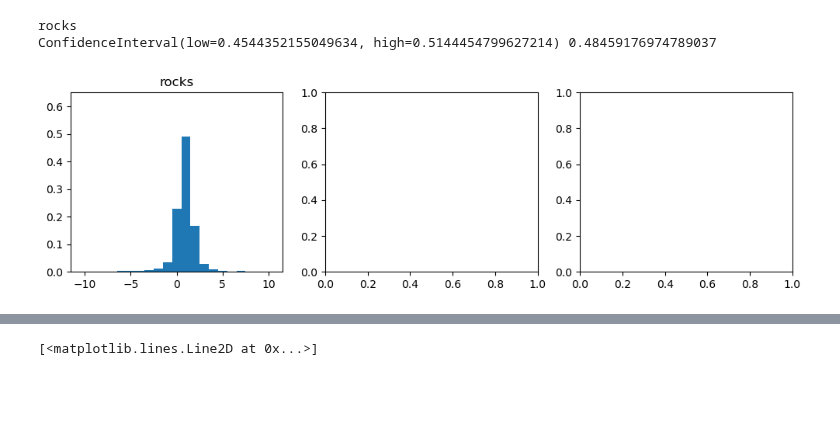
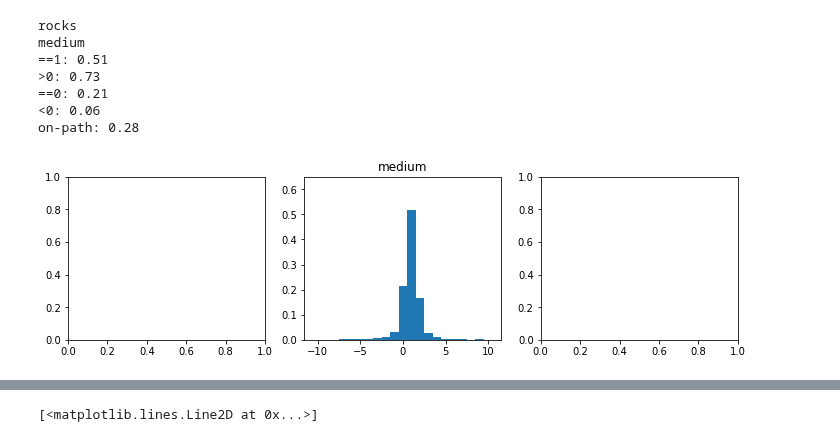
Before and after one commit to BonnenLab/visualize-skelly-laser-environment, a Jupyter notebook: gaze-sequences.ipynb, the cells around one changed output, grey strips where cells are left out. Drawn from its saved outputs; the diff is of its cells as text; code cells hidden in the pictures; blank space fills up the shorter version.

Commit message:
saving changes to gaze sequences

```diff
--- a/gaze-sequences.ipynb
+++ b/gaze-sequences.ipynb
@@ -18,7 +18,7 @@ def find_zeros(data):
     z = (data==0).sum()
     return z/total
 
-def find_ones(data):
+def find_ones(data,axis=0):
     total = data.shape[0] - np.isnan(data).sum()
     z = (data==1).sum()
     return z/total
@@ -32,59 +32,55 @@ def find_less_than_zero(data):
 # %%
 # foothold at each gaze sample
 fig, axs = plt.subplots(1,3,figsize=(12,3))
-
-
-for ii,walkType in enumerate(['rocks']):  #
+gaze_shift = np.ndarray(0)
+for ii,walkType in enumerate(['rocks','medium']):  #
     print(walkType)
-    gaze_shift = np.ndarray(0)
-    prev_shift_neg = np.ndarray(0)
+#     gaze_shift = np.ndarray(0)
     for participant_id in range(3,11):
         walkNum = butil.find_walks_with_type(participant_id,walkType)
         if participant_id == 6 and walkType=='pavement':
             walkNum=[2]
         footholds,gazeGround = butil.load_data(participant_id,walkNum)
 
         for ww in range(len(footholds)):
 
             # calculate the current foothold at every frame
             frame_edges = np.append(np.append(1,footholds[ww][:,0]),gazeGround[ww].shape[0]+1)
             frames_per_foothold = np.diff(frame_edges)
             current_foothold = np.array(reduce(concat,[int(ff)*[ee] for ee,ff in enumerate(frames_per_foothold)]))
 
             # find the foothold closest to each gaze point
             distances = cdist(gazeGround[ww],footholds[ww][:,2:])
             closest_foothold = np.argmin(distances,axis=1).astype(float)+1
 
             # remove ones that are too far from the foothold or otherwise seem like garbage or
             # off the upcoming path (i.e., footsteps in the past)
             thresh = np.min(distances,axis=1)
             ind = np.logical_or(thresh>.4, closest_foothold-current_foothold<=0)
             closest_foothold[ind] = np.nan
 
             # calculate gaze shift (measured in delta footholds) per fixation
             fixation_start = frame_edges[:-2].astype(int)-1
             gshifts = np.diff(closest_foothold[fixation_start])
             gaze_shift=np.append(gaze_shift,gshifts)
 
-#     mean_foothold_shift = bootstrap((gaze_shift,), np.nanmean, confidence_level=0.95)
-#     percent_greater_than_0 = bootstrap((gaze_shift,),find_greater_than_zero,confidence_level=.95)
-#     percent_0 = bootstrap((gaze_shift,),find_zeros,confidence_level=.95)
-#     percent_less_than_0 = bootstrap((gaze_shift,),find_less_than_zero,confidence_level=.95)
-    percent_1 = bootstrap((gaze_shift,),find_ones,confidence_level=.95)
+print('==1:', round(find_ones(gaze_shift),2))
+print('>0:', round(find_greater_than_zero(gaze_shift),2))
+print('==0:',round(find_zeros(gaze_shift),2))
+print('<0:', round(find_less_than_zero(gaze_shift),2))
+print('on-path:', round(1-np.isnan(gaze_shift).sum()/gaze_shift.shape[0],2))
 
-
-#     print(mean_foothold_shift), print(np.mean(mean_foothold_shift.bootstrap_distribution))
-#     print(percent_greater_than_0.confidence_interval,np.mean(percent_greater_than_0.bootstrap_distribution))
-#     print(percent_less_than_0.confidence_interval, np.mean(percent_less_than_0.bootstrap_distribution))
-#     print(percent_0.confidence_interval,(np.mean(percent_0.bootstrap_distribution)))
-    print(percent_1.confidence_interval,np.mean(percent_1.bootstrap_distribution))
-
-    tmp = axs[ii].hist(gaze_shift,bins=np.arange(-10.5,11.),density=True)
-    axs[ii].set_title(walkType)
-    axs[ii].set_ylim([0,.65])
+tmp = axs[ii].hist(np.expand_dims(gaze_shift,1),bins=np.arange(-10.5,11.),density=True)
+axs[ii].set_title(walkType)
+axs[ii].set_ylim([0,.65])
 plt.show()
 # %% [output]
 rocks
-ConfidenceInterval(low=0.4544352155049634, high=0.5144454799627214) 0.48459176974789037
+medium
+==1: 0.51
+>0: 0.73
+==0: 0.21
+<0: 0.06
+on-path: 0.28
-[figure, old version]
+[figure, new version]
 # %%
```
Also changed, not shown: parts of 1 cell of this notebook.
